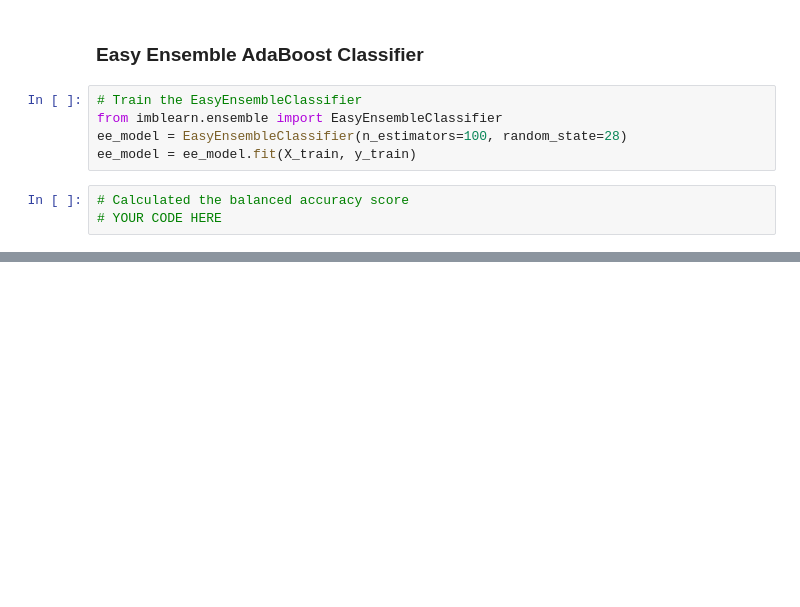
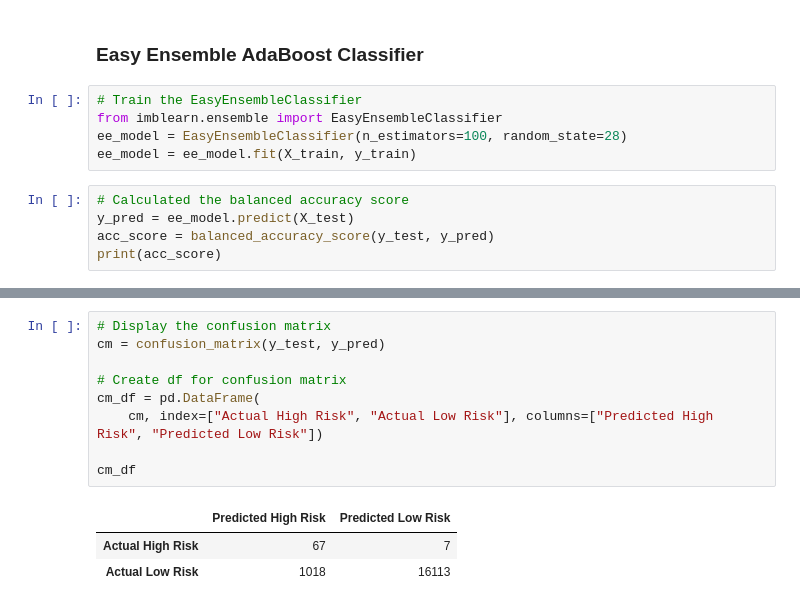
Before and after one commit to davescudero/Credit_Risk_Analysis, a Jupyter notebook: credit_risk_ensemble.ipynb, the cells around one changed output, grey strips where cells are left out. Cells and saved outputs as stored; diff of their text form; blank space fills up the shorter version.

```diff
--- a/credit_risk_ensemble.ipynb
+++ b/credit_risk_ensemble.ipynb
@@ -209,5 +209,7 @@ ee_model = EasyEnsembleClassifier(n_estimators=100, random_state=28)
 ee_model = ee_model.fit(X_train, y_train)
 # %%
 # Calculated the balanced accuracy score
-# YOUR CODE HERE
+y_pred = ee_model.predict(X_test)
+acc_score = balanced_accuracy_score(y_test, y_pred)
+print(acc_score)
 # %% [output]
@@ -230,0 +217,13 @@ avg / total       0.99      0.94      0.92      0.97      0.93      0.87     172
+# %%
+# Display the confusion matrix
+cm = confusion_matrix(y_test, y_pred)
+
+# Create df for confusion matrix
+cm_df = pd.DataFrame(
+    cm, index=["Actual High Risk", "Actual Low Risk"], columns=["Predicted High Risk", "Predicted Low Risk"])
+
+cm_df
+# %% [output]
+|  | Predicted High Risk | Predicted Low Risk |
+| Actual High Risk | 67 | 7 |
+| Actual Low Risk | 1018 | 16113 |
```
Also changed, not shown: parts of 4 cells of this notebook.
